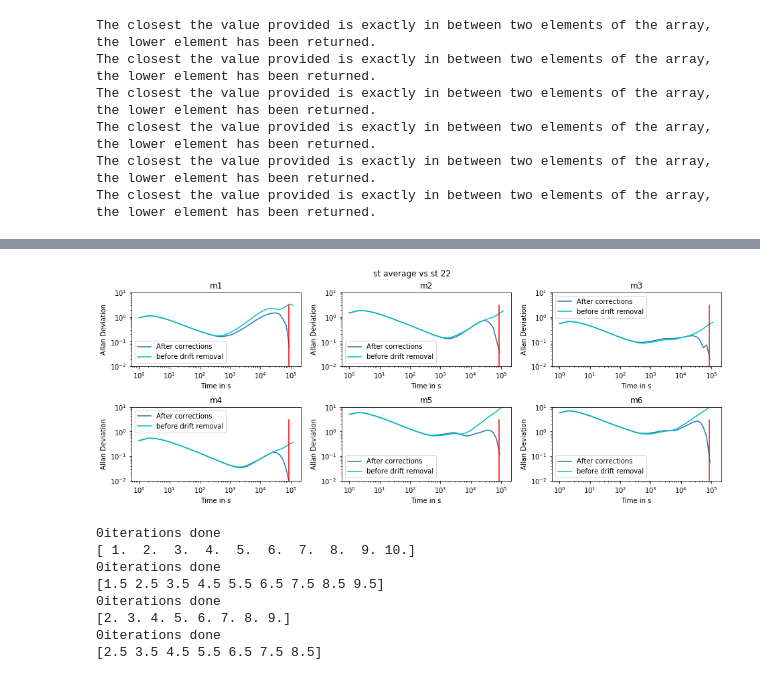
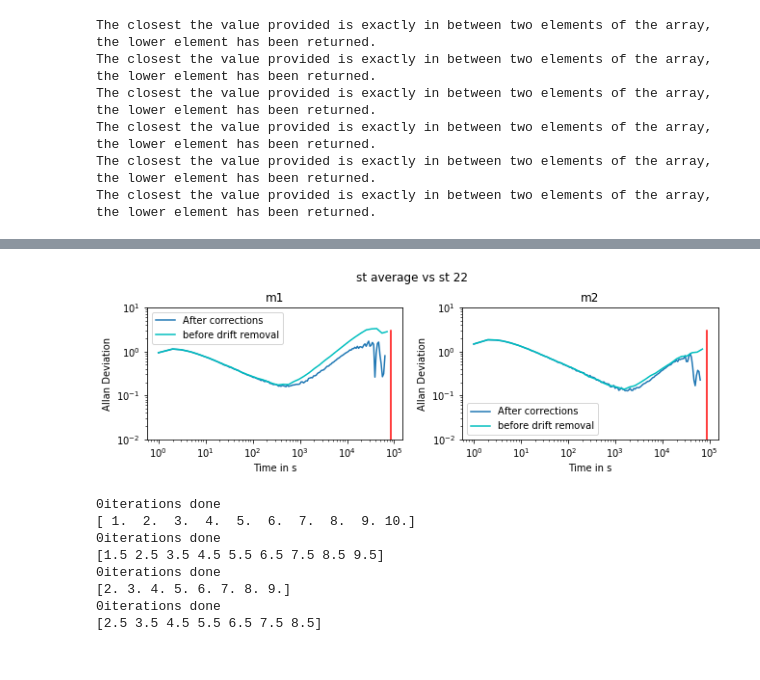
Before and after one commit to aetb/trfp, a Jupyter notebook: Superlong_st22_vs_st21&23avg_Jonathan.ipynb, the cells around one changed output, grey strips where cells are left out. Saved outputs shown, nothing was run; the diff lists cells and outputs as text; code cells hidden in the pictures.

```diff
--- a/Superlong_st22_vs_st21&23avg_Jonathan.ipynb
+++ b/Superlong_st22_vs_st21&23avg_Jonathan.ipynb
@@ -386,12 +389,12 @@ sa4 = (st21m4_list + st23m4_list)/2
 sa5 = (st21m5_list + st23m5_list)/2
 sa6 = (st21m6_list + st23m6_list)/2
 #difference between station average and station 22
-ss1 = abs(st22m1_list-sa1) # The m1 measured by the station 22 is higher than the average always
-ss2 = abs(st22m2_list-sa2) # The m2 measured by the station 22 is higher than the average always
-ss3 = abs(st22m3_list-sa3) # The m3 measured by the station 22 is higher than the average always
-ss4 = abs(st22m4_list-sa4) # The m4 measured by the station average is higher than station 22 always
-ss5 = abs(st22m5_list-sa5) # The m5 measured by the station average is higher than station 22 always
-ss6 = abs(st22m6_list-sa6) # The m6 measured by the station 22 is higher than the average always
+ss1 = st22m1_list-sa1 # The m1 measured by the station 22 is higher than the average always
+ss2 = st22m2_list-sa2 # The m2 measured by the station 22 is higher than the average always
+ss3 = st22m3_list-sa3 # The m3 measured by the station 22 is higher than the average always
+ss4 = st22m4_list-sa4 # The m4 measured by the station average is higher than station 22 always
+ss5 = st22m5_list-sa5 # The m5 measured by the station average is higher than station 22 always
+ss6 = st22m6_list-sa6 # The m6 measured by the station 22 is higher than the average always
 # %%
 t = np.logspace(0, math.log(len(st22m1_list),10), 50)  # tau values from 1 to length of columns
 r = 1 # sample rate in Hz of the input data
@@ -1333,15 +1451,15 @@ fig.suptitle("Station 22 vs st avg - quad fit")
 plt.show()
 # %%
 T = sl_moment_df.index.to_numpy() - (run_start + 61200)
-t = np.logspace(0, math.log(len(st22m1_list),10), num = 50)  # tau values from 1 to length of columns
+t = np.logspace(0, math.log(len(st22m1_list),10), num = 200)  # tau values from 1 to length of columns
 r = 1 # sample rate in Hz of the input data
 #Computing Allan Deviations of the differences:
-(t1, ad1, ade, adn) = allantools.oadev(ss1 - np.polyval([slope_avg1, intercept_avg1], T), rate=r, data_type="freq", taus = t)  # Compute the overlapping ADEV
-(t2, ad2, ade, adn) = allantools.oadev(ss2 - np.polyval([slope_avg2, intercept_avg2], T), rate=r, data_type="freq", taus = t)
-(t3, ad3, ade, adn) = allantools.oadev(ss3 - np.polyval([slope_avg3, intercept_avg3], T), rate=r, data_type="freq", taus = t)
-(t4, ad4, ade, adn) = allantools.oadev(ss4 - np.polyval([slope_avg4, intercept_avg4], T), rate=r, data_type="freq", taus = t)
-(t5, ad5, ade, adn) = allantools.oadev(ss5 - np.polyval([slope_avg5, intercept_avg5], T), rate=r, data_type="freq", taus = t)
-(t6, ad6, ade, adn) = allantools.oadev(ss6 - np.polyval([slope_avg6, intercept_avg6], T), rate=r, data_type="freq", taus = t)
+(t1, ad1, ade, adn) = allantools.adev(ss1 - np.polyval([slope_avg1, intercept_avg1], T), rate=r, data_type="freq", taus = t)  # Compute the overlapping ADEV
+(t2, ad2, ade, adn) = allantools.adev(ss2 - np.polyval([slope_avg2, intercept_avg2], T), rate=r, data_type="freq", taus = t)
+(t3, ad3, ade, adn) = allantools.adev(ss3 - np.polyval([slope_avg3, intercept_avg3], T), rate=r, data_type="freq", taus = t)
+(t4, ad4, ade, adn) = allantools.adev(ss4 - np.polyval([slope_avg4, intercept_avg4], T), rate=r, data_type="freq", taus = t)
+(t5, ad5, ade, adn) = allantools.adev(ss5 - np.polyval([slope_avg5, intercept_avg5], T), rate=r, data_type="freq", taus = t)
+(t6, ad6, ade, adn) = allantools.adev(ss6 - np.polyval([slope_avg6, intercept_avg6], T), rate=r, data_type="freq", taus = t)
 
 #time where the allan deviations are at minimum (best averaging time):
 avgt1 = t1[np.where(ad1==ad1.min())][0]
@@ -1360,31 +1478,31 @@ ad4m = np.array([min(ad4), max(ad4)])
 ad5m = np.array([min(ad5), max(ad5)])
 ad6m = np.array([min(ad6), max(ad6)])
 
-fig, axs = plt.subplots(2, 3, constrained_layout=True) #This is St22 vs Trolley
-fig.set_figheight(5)
-fig.set_figwidth(13)
-axs[0,0].plot(t1, ad1, label = "After corrections")
-axs[0,0].plot(tb1, adb1, 'c', label = "before drift removal")
-axs[0,0].plot([86400,86400],[.01,3], 'r')
-axs[0,0].set_xscale('log')
-axs[0,0].set_ylim(.01,10)
-axs[0,0].set_yscale('log')
-axs[0,0].legend()
-axs[0,0].set_xlabel("Time in s")
-axs[0,0].set_ylabel("Allan Deviation")
-axs[0,0].set_title('m1')
+fig, axs = plt.subplots(1, 2, constrained_layout=True) #This is St22 vs Trolley
+fig.set_figheight(3)
+fig.set_figwidth(9)
+axs[0].plot(t1, ad1, label = "After corrections")
+axs[0].plot(tb1, adb1, 'c', label = "before drift removal")
+axs[0].plot([86400,86400],[.01,3], 'r')
+axs[0].set_xscale('log')
+axs[0].set_ylim(.01,10)
+axs[0].set_yscale('log')
+axs[0].legend()
+axs[0].set_xlabel("Time in s")
+axs[0].set_ylabel("Allan Deviation")
+axs[0].set_title('m1')
 
-axs[0,1].plot(t2,ad2, label = "After corrections")
-axs[0,1].plot(tb2,adb2, 'c', label = "before drift removal")
-axs[0,1].plot([86400,86400],[.01,3], 'r')
-axs[0,1].set_ylim(.01,10)
-axs[0,1].set_xscale('log')
-axs[0,1].set_yscale('log')
-axs[0,1].legend()
-axs[0,1].set_xlabel("Time in s")
-axs[0,1].set_ylabel("Allan Deviation")
-axs[0,1].set_title('m2')
-
+axs[1].plot(t2,ad2, label = "After corrections")
+axs[1].plot(tb2,adb2, 'c', label = "before drift removal")
+axs[1].plot([86400,86400],[.01,3], 'r')
+axs[1].set_ylim(.01,10)
+axs[1].set_xscale('log')
+axs[1].set_yscale('log')
+axs[1].legend()
+axs[1].set_xlabel("Time in s")
+axs[1].set_ylabel("Allan Deviation")
+axs[1].set_title('m2')
+"""
 axs[0,2].plot(t3,ad3, label = "After corrections")
 axs[0,2].plot(tb3,adb3, 'c', label = "before drift removal")
 axs[0,2].plot([86400,86400],[.01,3], 'r')
@@ -1405,34 +1523,35 @@ axs[1,0].set_yscale('log')
 axs[1,0].legend()
 axs[1,0].set_xlabel("Time in s")
 axs[1,0].set_ylabel("Allan Deviation")
 axs[1,0].set_title('m4')
 
 axs[1,1].plot(t5,ad5, label = "After corrections")
 axs[1,1].plot(tb5,adb5, 'c', label = "before drift removal")
 axs[1,1].plot([86400,86400],[.01,3], 'r')
 axs[1,1].set_ylim(.01,10)
 axs[1,1].set_xscale('log')
 axs[1,1].set_yscale('log')
 axs[1,1].legend()
 axs[1,1].set_xlabel("Time in s")
 axs[1,1].set_ylabel("Allan Deviation")
 axs[1,1].set_title('m5')
 
 axs[1,2].plot(t6,ad6, label = "After corrections")
 axs[1,2].plot(tb6,adb6, 'c', label = "before drift removal")
 axs[1,2].plot([86400,86400],[.01,3], 'r')
 axs[1,2].set_ylim(.01,10)
 axs[1,2].set_xscale('log')
 axs[1,2].set_yscale('log')
 axs[1,2].legend()
 axs[1,2].set_xlabel("Time in s")
 axs[1,2].set_ylabel("Allan Deviation")
 axs[1,2].set_title('m6')
+"""
 fig.suptitle("st average vs st 22")
 
 plt.show()
 # %% [output]
-[figure, old version]
+[figure, new version]
 # %%
 test = np.linspace(1,10,10)
 print(MovingAvg(test,1))
```
Also changed, not shown: parts of 13 cells of this notebook, 2 other files.
